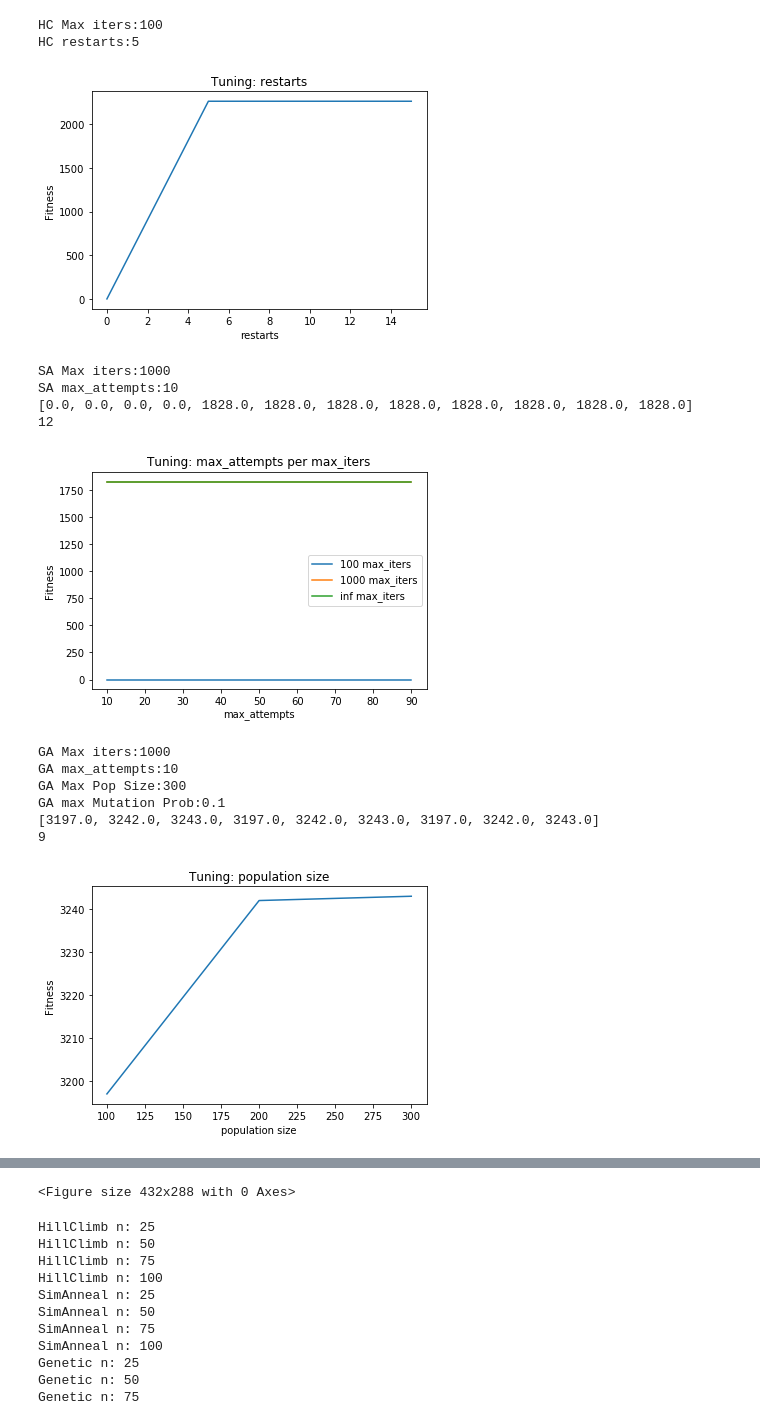
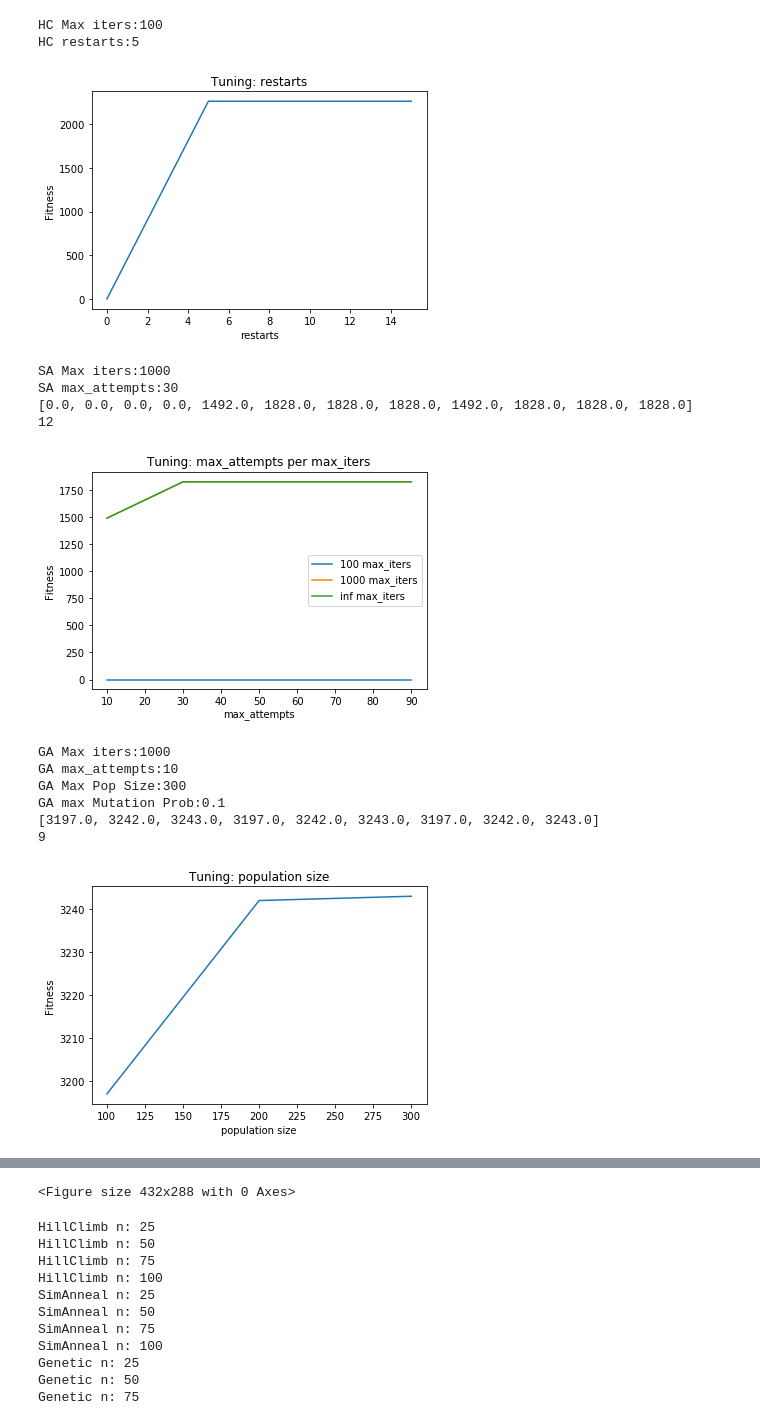
Before and after one commit to pparr/ml-randomized-optimization, a Jupyter notebook: notebooks/random-optimization-problems.ipynb, the cells around one changed output, grey strips where cells are left out. Drawn from its saved outputs; the diff is of its cells as text; code cells hidden in the pictures.

```diff
--- a/notebooks/random-optimization-problems.ipynb
+++ b/notebooks/random-optimization-problems.ipynb
@@ -36,7 +36,6 @@ for i in max_iters:
     for r in restarts:
         best_state, best_fitness, best_curve = mlrose.random_hill_climb(
             optimize_ks, random_state=seed, curve=True, max_iters=i, restarts=r)
-        max_iter_fitness_scores.append(best_fitness)
         restarts_fitness_scores.append(best_fitness)
         if best_fitness > max_fitness:
             max_fitness = best_fitness
@@ -67,8 +66,7 @@ max_attempts_fitness_scores = []
 for i in max_iters:
     for ma in max_attempts:
         best_state, best_fitness, best_curve = mlrose.simulated_annealing(
-                optimize_ks, schedule=mlrose.ExpDecay(), max_iters=i, max_attempts=a, random_state=seed)
-        max_iter_fitness_scores.append(best_fitness)
+                optimize_ks, schedule=mlrose.ExpDecay(), max_iters=i, max_attempts=ma, random_state=seed)
         max_attempts_fitness_scores.append(best_fitness)
         if best_fitness > max_fitness:
             max_fitness = best_fitness
@@ -109,7 +107,6 @@ for ma in max_attempts:
     for ps in pop_size:
         best_state, best_fitness, best_curve = mlrose.genetic_alg(
             optimize_ks, mutation_prob=opt_ga_mut_prob, max_attempts=ma, max_iters=opt_ga_max_iters, pop_size=ps, random_state=seed)
-        max_iter_fitness_scores.append(best_fitness)
         max_attempts_fitness_scores.append(best_fitness)
         if best_fitness > max_fitness:
             max_fitness = best_fitness
@@ -155,40 +152,39 @@ for ma in max_attempts:
         best_state, best_fitness, best_curve = mlrose.mimic(
             optimize_ks, max_attempts=ma, max_iters=opt_mimic_max_iters,
             keep_pct=opt_mimic_keep_pct, pop_size=ps, random_state=seed)
-        max_iter_fitness_scores.append(best_fitness)
         max_attempts_fitness_scores.append(best_fitness)
         if best_fitness > max_fitness:
             max_fitness = best_fitness
             opt_mimic_max_attempts = ma
             opt_mimic_pop_size = ps
 
 
 print("MIMIC Max iters:" + str(opt_mimic_max_iters))
 print("MIMIC max_attempts:" + str(opt_mimic_max_attempts))
 print("MIMIC keep_pct:" + str(opt_mimic_keep_pct))
 print("MIMIC pop size:" + str(opt_mimic_pop_size))
 print(max_attempts_fitness_scores)
 print(len(max_attempts_fitness_scores))
 
 plt.plot(pop_size, max_attempts_fitness_scores[0:3], label="5 attempts")
 plt.plot(pop_size, max_attempts_fitness_scores[3:6], label="10 attempts")
 plt.plot(pop_size, max_attempts_fitness_scores[6:9], label="15 attempts")
 plt.title("Tuning: population size")
 plt.xlabel("population size")
 plt.ylabel("Fitness")
 
 plt.savefig('../images/KnapSack_MIMIC_pop_size_tune.png')
 plt.show()
 plt.clf()
 # %% [output]
 HC Max iters:100
 HC restarts:5
 [figure]
 SA Max iters:1000
-SA max_attempts:10
-[0.0, 0.0, 0.0, 0.0, 1828.0, 1828.0, 1828.0, 1828.0, 1828.0, 1828.0, 1828.0, 1828.0]
+SA max_attempts:30
+[0.0, 0.0, 0.0, 0.0, 1492.0, 1828.0, 1828.0, 1828.0, 1492.0, 1828.0, 1828.0, 1828.0]
 12
-[figure, old version]
+[figure, new version]
 GA Max iters:1000
 GA max_attempts:10
 GA Max Pop Size:300
```
Also changed, not shown: parts of 12 cells of this notebook, 15 other files.
